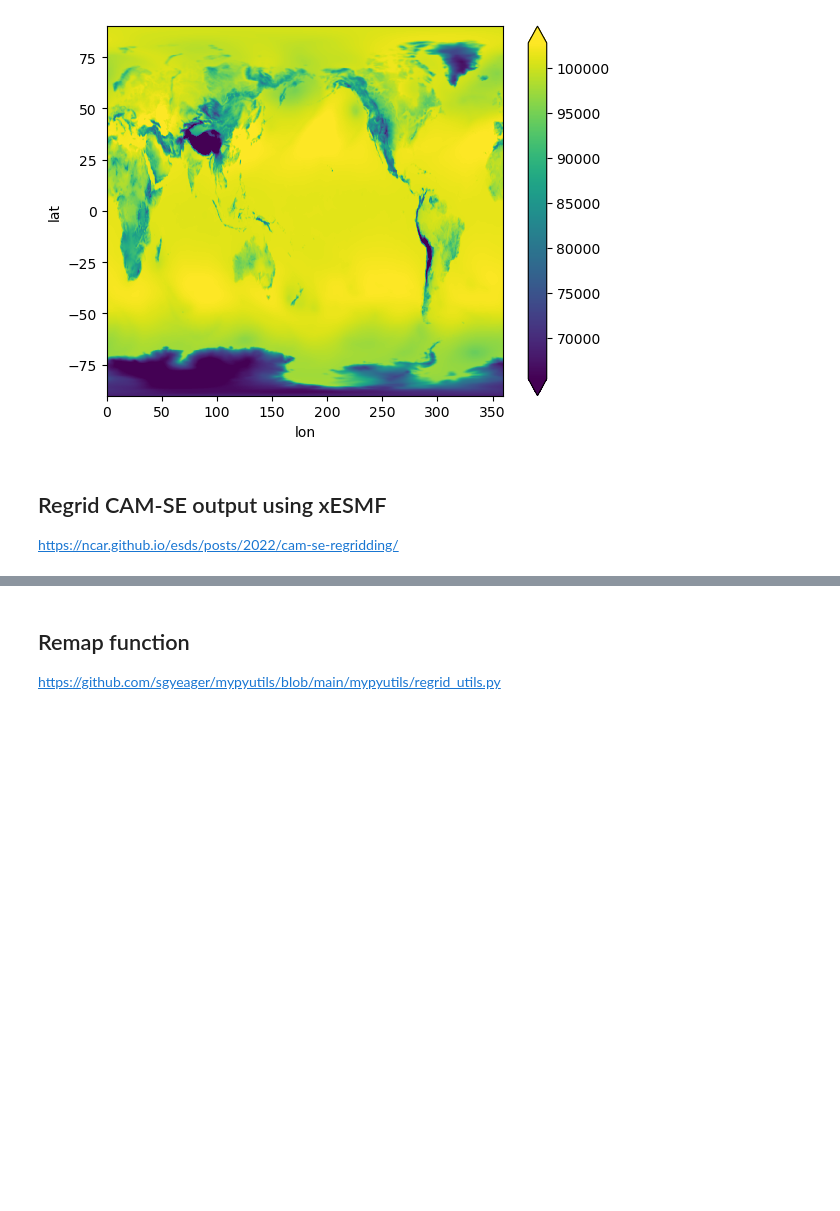
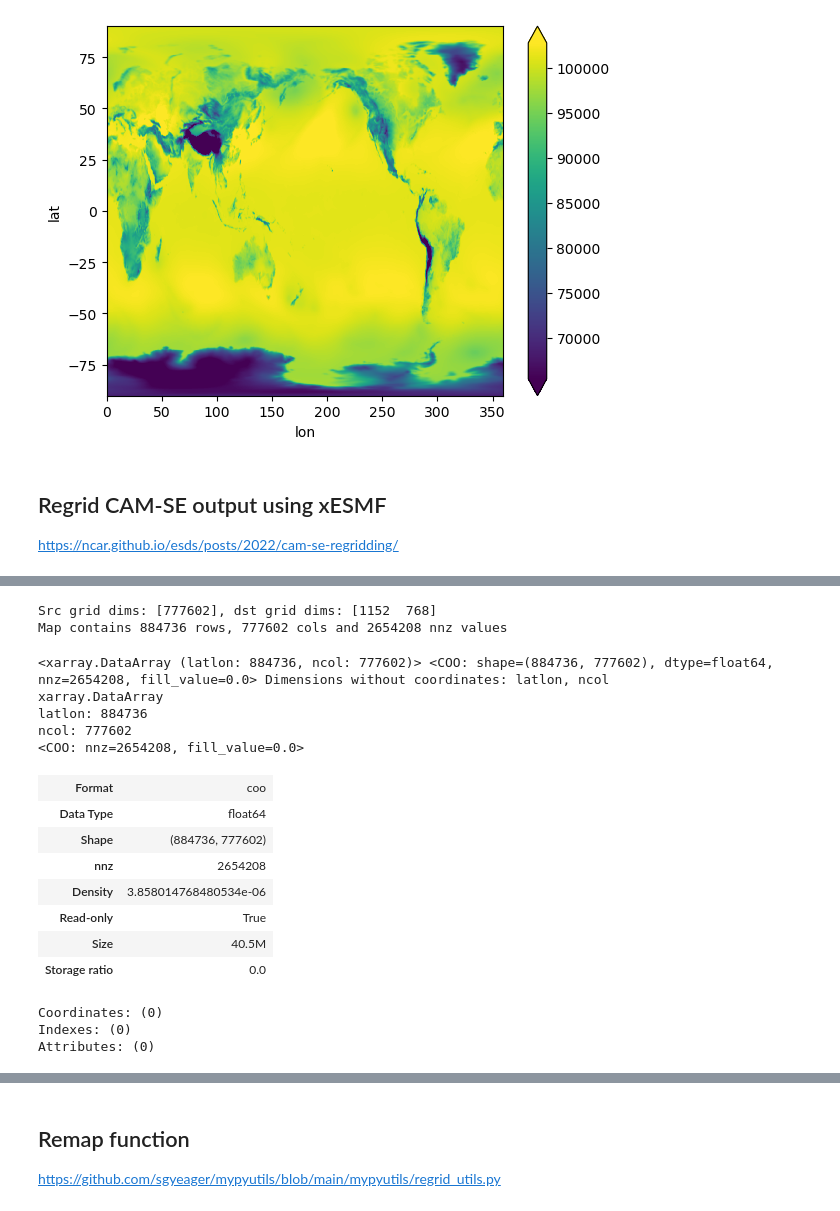
Before and after one commit to katiedagon/CAM-SE_analysis, a Jupyter notebook: notebooks/CAM-SE.ipynb, the cells around one changed output, grey strips where cells are left out. Cells and saved outputs as stored; diff of their text form; code cells hidden in the pictures; blank space fills up the shorter version.

```diff
--- a/notebooks/CAM-SE.ipynb
+++ b/notebooks/CAM-SE.ipynb
@@ -390,0 +385,3 @@ MissingDimensionsError: 'lat' has more than 1-dimension and the same name as one
+# %%
+xwgt=xr.open_dataset(map_path+map_file)
+xwgt
@@ -390,0 +406,52 @@ MissingDimensionsError: 'lat' has more than 1-dimension and the same name as one
+# %%
+srclat=xwgt['yc_a']
+srclon=xwgt['xc_a']
+dstlat=xwgt['yc_b']
+dstlon=xwgt['xc_b']
+src_grid_dims=xwgt['src_grid_dims'].values
+dst_grid_dims=xwgt['dst_grid_dims'].values
+
+print("Src grid dims: {0}, dst grid dims: {1}".format(src_grid_dims, dst_grid_dims))
+
+n_a = xwgt['n_a'].size # col dimension
+n_b = xwgt['n_b'].size # row dimension
+n_s = xwgt['n_s'].size # nnz dimension
+
+print("Map contains {0} rows, {1} cols and {2} nnz values".format(n_b, n_a, n_s))
+
+rows = xwgt['row'][:] - 1 # row indices (1-based)
+cols = xwgt['col'][:] - 1 # col indices (1-based)
+nnzvals = xwgt['S'][:] # nnz map values
+# %% [output]
+Src grid dims: [777602], dst grid dims: [1152  768]
+Map contains 884736 rows, 777602 cols and 2654208 nnz values
+# %%
+import sparse
+
+xsparse_wgts = xr.DataArray(
+    sparse.COO(
+        coords=(rows, cols),
+        data=nnzvals,
+        shape=(n_b,n_a),
+        fill_value=0
+      ),
+    dims=("latlon", "ncol")
+)
+xsparse_wgts
+# %% [output]
+<xarray.DataArray (latlon: 884736, ncol: 777602)> <COO: shape=(884736, 777602), dtype=float64, nnz=2654208, fill_value=0.0> Dimensions without coordinates: latlon, ncol
+xarray.DataArray
+latlon: 884736
+ncol: 777602
+<COO: nnz=2654208, fill_value=0.0>
+| Format | coo |
+| Data Type | float64 |
+| Shape | (884736, 777602) |
+| nnz | 2654208 |
+| Density | 3.858014768480534e-06 |
+| Read-only | True |
+| Size | 40.5M |
+| Storage ratio | 0.0 |
+Coordinates: (0)
+Indexes: (0)
+Attributes: (0)
```
Also changed, not shown: parts of 20 cells of this notebook.
